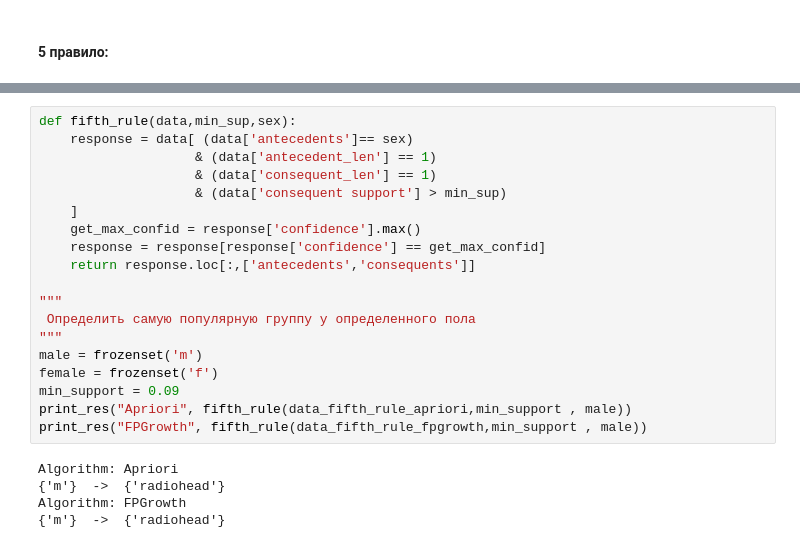
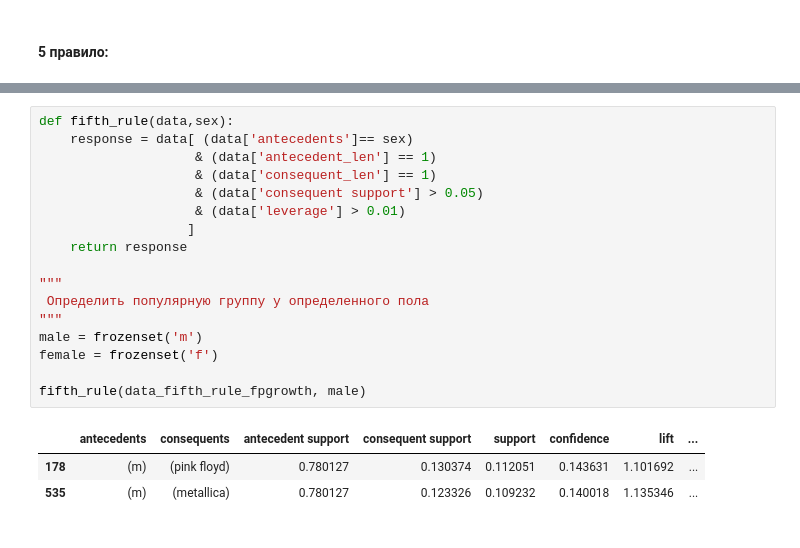
Before and after one commit to anasatasiyazyamzina/AID_2021, a Jupyter notebook: 2/Hometask 2 - LastFM mining.ipynb, the cells around one changed output, grey strips where cells are left out. Saved outputs shown, nothing was run; the diff lists cells and outputs as text.

```diff
--- a/2/Hometask 2 - LastFM mining.ipynb
+++ b/2/Hometask 2 - LastFM mining.ipynb
@@ -376,24 +250,21 @@ print(data_fifth_rule_fpgrowth.head())
 # %%
-def fifth_rule(data,min_sup,sex):
+def fifth_rule(data,sex):
     response = data[ (data['antecedents']== sex)
                     & (data['antecedent_len'] == 1)
                     & (data['consequent_len'] == 1)
-                    & (data['consequent support'] > min_sup)
-    ]
-    get_max_confid = response['confidence'].max()
-    response = response[response['confidence'] == get_max_confid]
-    return response.loc[:,['antecedents','consequents']]
+                    & (data['consequent support'] > 0.05)
+                    & (data['leverage'] > 0.01)
+                   ]
+    return response
 
 """
- Определить самую популярную группу у определенного пола
+ Определить популярную группу у определенного пола
 """
 male = frozenset('m')
 female = frozenset('f')
-min_support = 0.09
-print_res("Apriori", fifth_rule(data_fifth_rule_apriori,min_support , male))
-print_res("FPGrowth", fifth_rule(data_fifth_rule_fpgrowth,min_support , male))
+
+fifth_rule(data_fifth_rule_fpgrowth, male)
 # %% [output]
-Algorithm: Apriori
-{'m'}  ->  {'radiohead'}
-Algorithm: FPGrowth
-{'m'}  ->  {'radiohead'}
+|  | antecedents | consequents | antecedent support | consequent support | support | confidence | lift | ... |
+| 178 | (m) | (pink floyd) | 0.780127 | 0.130374 | 0.112051 | 0.143631 | 1.101692 | ... |
+| 535 | (m) | (metallica) | 0.780127 | 0.123326 | 0.109232 | 0.140018 | 1.135346 | ... |
```
Also changed, not shown: parts of 18 cells of this notebook.
